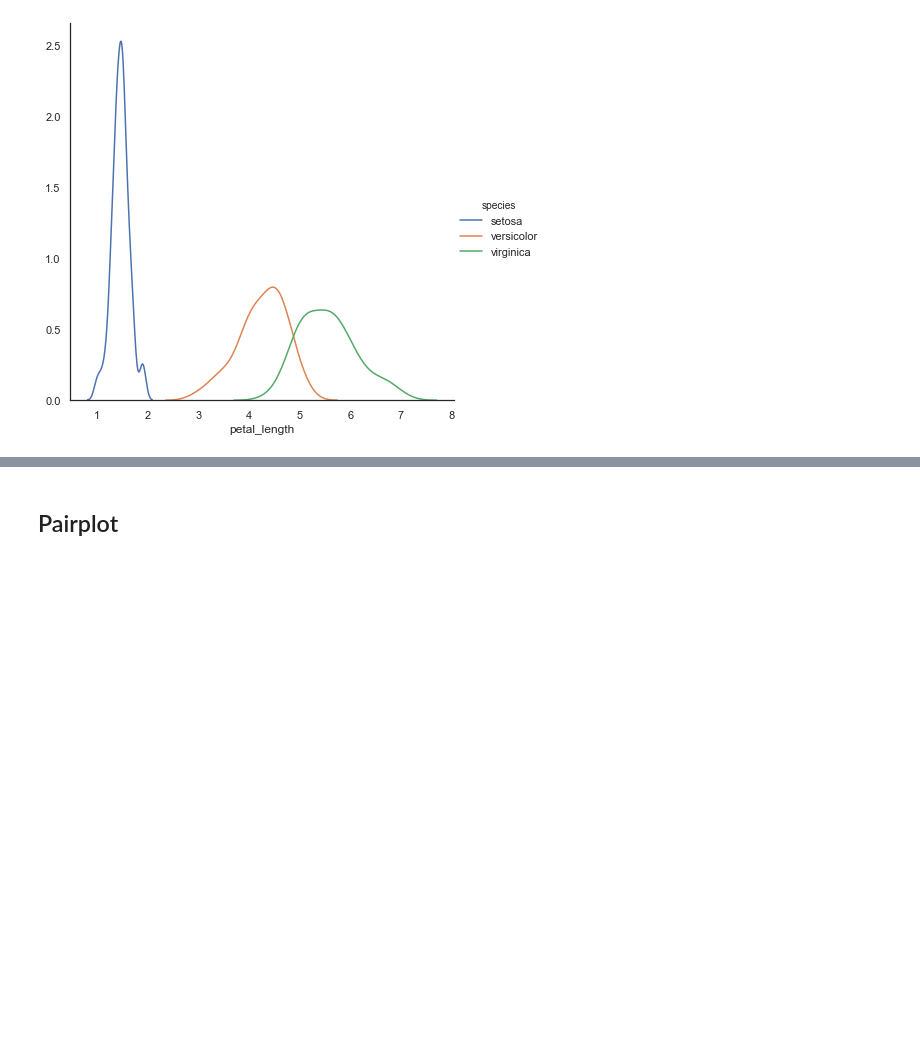
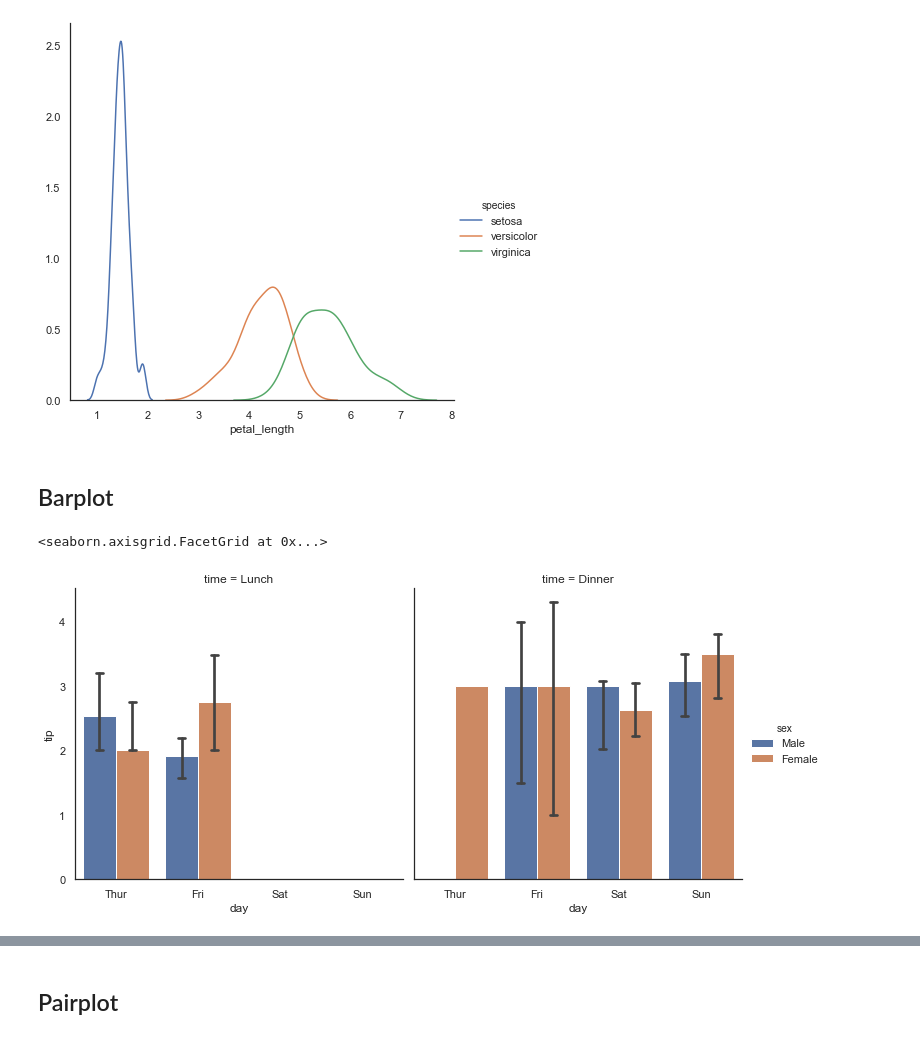
Before and after one commit to starnlm/Python-Practice, a Jupyter notebook: Visualization.ipynb, the cells around one changed output, grey strips where cells are left out. Saved outputs shown, nothing was run; the diff lists cells and outputs as text; code cells hidden in the pictures; blank space fills up the shorter version.

```diff
--- a/Visualization.ipynb
+++ b/Visualization.ipynb
@@ -136,3 +136,12 @@ sns.FacetGrid(data = iris, hue = 'species', size =6) \
 # %% [output]
 <seaborn.axisgrid.FacetGrid at 0x...>
 [figure]
+# %% [markdown]
+## Barplot
+# %%
+import numpy as np
+sns.catplot(x = 'day', y = 'tip', data = tips, hue = 'sex',
+           col = 'time', kind = 'bar', estimator = np.median, capsize = 0.08)
+# %% [output]
+<seaborn.axisgrid.FacetGrid at 0x...>
+[figure, added]
```
Also changed, not shown: parts of 4 cells of this notebook.
